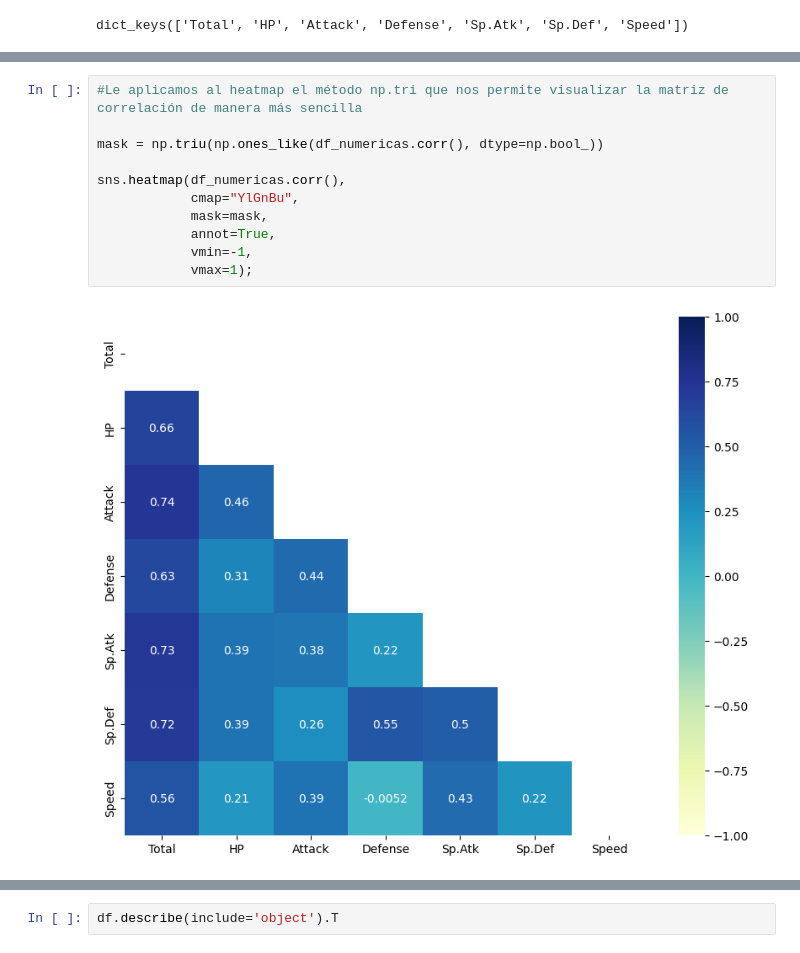
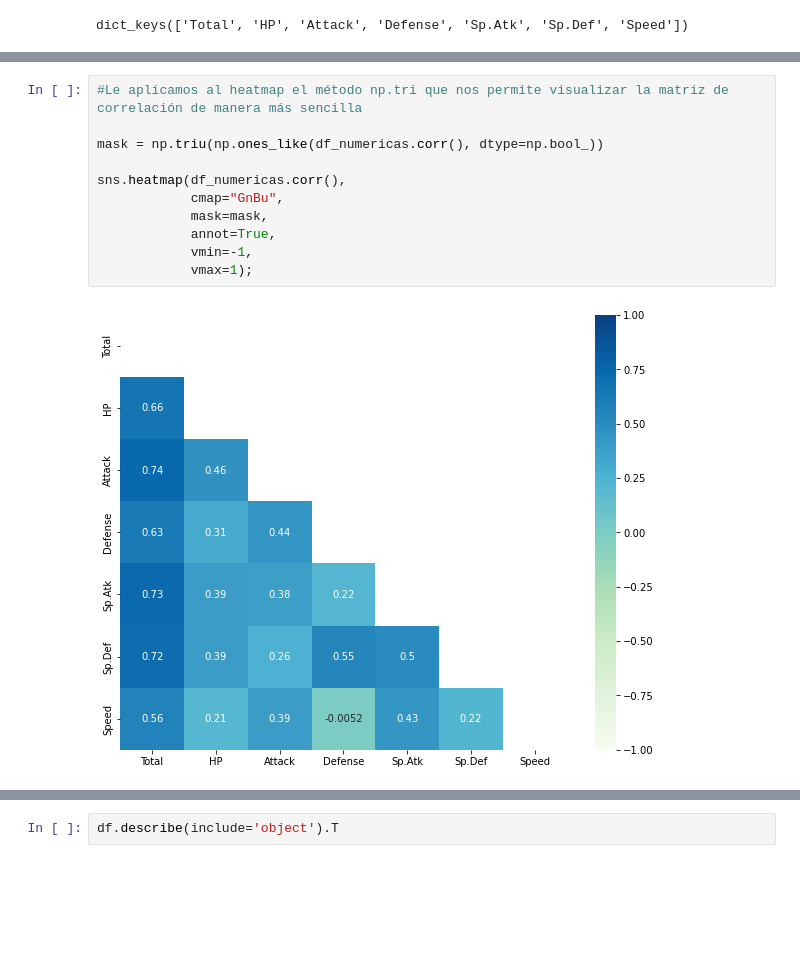
Before and after one commit to Adalab/promo_d_da_modulo3_sprint1_Estibaliz_Lorena, a Jupyter notebook: Regresión Lineal/pair_regresion_lineal1_introML.ipynb, the cells around one changed output, grey strips where cells are left out. Drawn from its saved outputs; the diff is of its cells as text; blank space fills up the shorter version.

```diff
--- a/Regresión Lineal/pair_regresion_lineal1_introML.ipynb
+++ b/Regresión Lineal/pair_regresion_lineal1_introML.ipynb
@@ -246,16 +246,16 @@ sns.heatmap(df_numericas.corr(),
 # %%
 #Le aplicamos al heatmap el método np.tri que nos permite visualizar la matriz de correlación de manera más sencilla
 
 mask = np.triu(np.ones_like(df_numericas.corr(), dtype=np.bool_))
 
 sns.heatmap(df_numericas.corr(),
-            cmap="YlGnBu",
+            cmap="GnBu",
             mask=mask,
             annot=True,
             vmin=-1,
             vmax=1);
 # %% [output]
-[figure, old version]
+[figure, new version]
 # %%
 #A continuación, usamos el reglplot para ver la relación entre nuestras variables predictoras y nuestra VR
 #El regplot es similar al scatterplot pero con la particularidad de que podemos visualizar la línea de regresión, que nos permite ver la dirección
```
Also changed, not shown: parts of 6 cells of this notebook, 10 other files.
